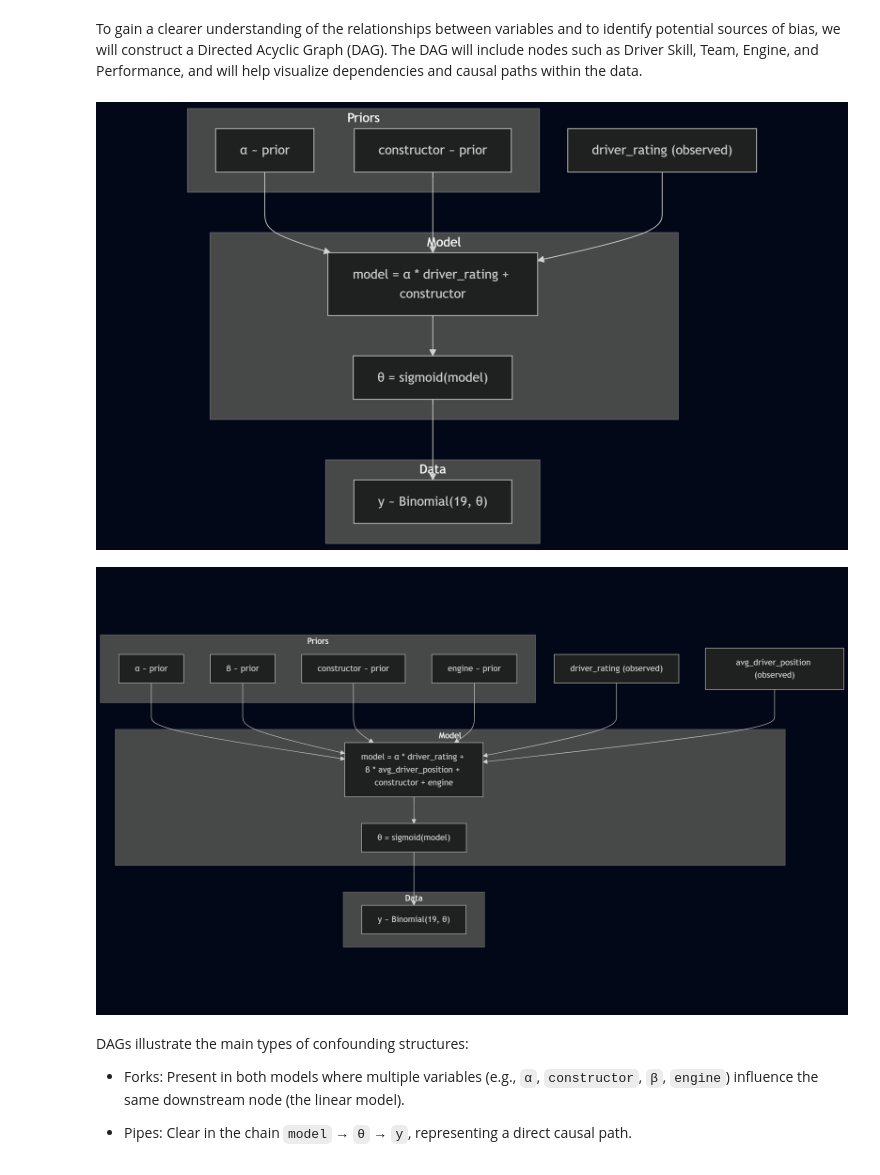
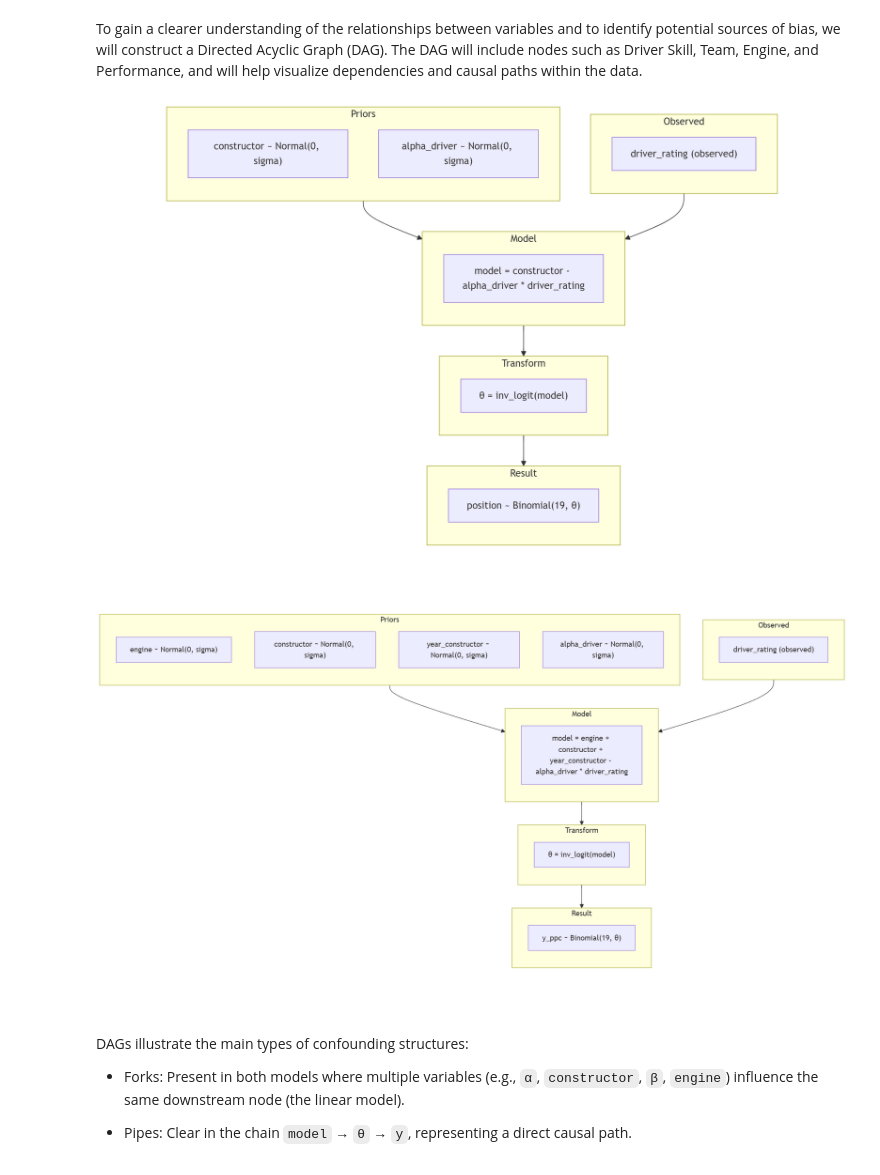
Before and after one commit to Klaudiusz1212/F1_bayesian, a Jupyter notebook: ISZ_Lukasz_Filo_Klaudiusz_Grobelski.ipynb, the cells around one changed output. Saved outputs shown, nothing was run; the diff lists cells and outputs as text; code cells hidden in the pictures.

Commit message:
model_1 update

```diff
--- a/ISZ_Lukasz_Filo_Klaudiusz_Grobelski.ipynb
+++ b/ISZ_Lukasz_Filo_Klaudiusz_Grobelski.ipynb
@@ -18,13 +18,13 @@ We use historical race data sourced from FastF1, which includes finishing positi
 To gain a clearer understanding of the relationships between variables and to identify potential sources of bias, we will construct a Directed Acyclic Graph (DAG). The DAG will include nodes such as Driver Skill, Team, Engine, and Performance, and will help visualize dependencies and causal paths within the data.
 # %%
 from IPython.display import Image
-Image("images/model1_DAG.png")
+Image("images/model_1_DAG.png")
 # %% [output]
-[figure, old version]
+[figure, new version]
 # %%
-Image("images/model2_DAG.png")
+Image("images/model_2_DAG.png")
 # %% [output]
-[figure, old version]
+[figure, new version]
 # %% [markdown]
 DAGs illustrate the main types of confounding structures:
 
```
Also changed, not shown: parts of 11 cells of this notebook, 2 other files.
